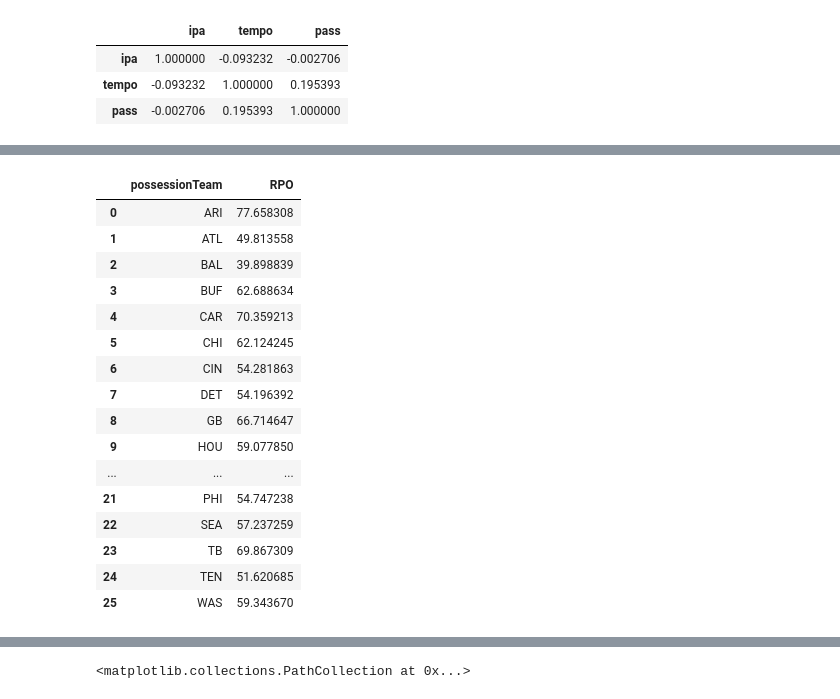
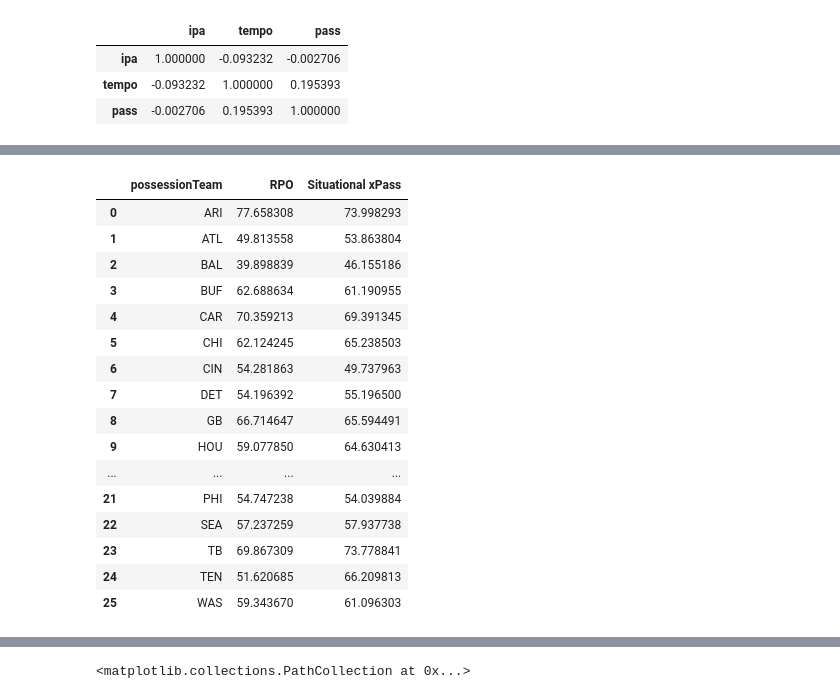
Before and after one commit to meagvo/NFL_BDB2025, a Jupyter notebook: pred-nov8-working.ipynb, the cells around one changed output, grey strips where cells are left out. Cells and saved outputs as stored; diff of their text form; code cells hidden in the pictures.

```diff
--- a/pred-nov8-working.ipynb
+++ b/pred-nov8-working.ipynb
@@ -578,28 +578,29 @@ test_agg['pass_rate']=(test_agg['pass']/test_agg['playId'])*100
 test_agg.drop(columns=['playId', 'pass'], inplace=True)
 # %%
 
-test_pred=test_data[['possessionTeam', 'RPO']].groupby('possessionTeam').mean().reset_index()
+test_pred=test_data[['possessionTeam', 'RPO', 'Situational xPass']].groupby('possessionTeam').mean().reset_index()
 
 test_pred['RPO']=test_pred['RPO']*100
+test_pred['Situational xPass']=test_pred['Situational xPass']*100
 test_pred
 # %% [output]
-|  | possessionTeam | RPO |
-| 0 | ARI | 77.658308 |
-| 1 | ATL | 49.813558 |
-| 2 | BAL | 39.898839 |
-| 3 | BUF | 62.688634 |
-| 4 | CAR | 70.359213 |
-| 5 | CHI | 62.124245 |
-| 6 | CIN | 54.281863 |
-| 7 | DET | 54.196392 |
-| 8 | GB | 66.714647 |
-| 9 | HOU | 59.077850 |
-| ... | ... | ... |
-| 21 | PHI | 54.747238 |
-| 22 | SEA | 57.237259 |
-| 23 | TB | 69.867309 |
-| 24 | TEN | 51.620685 |
-| 25 | WAS | 59.343670 |
+|  | possessionTeam | RPO | Situational xPass |
+| 0 | ARI | 77.658308 | 73.998293 |
+| 1 | ATL | 49.813558 | 53.863804 |
+| 2 | BAL | 39.898839 | 46.155186 |
+| 3 | BUF | 62.688634 | 61.190955 |
+| 4 | CAR | 70.359213 | 69.391345 |
+| 5 | CHI | 62.124245 | 65.238503 |
+| 6 | CIN | 54.281863 | 49.737963 |
+| 7 | DET | 54.196392 | 55.196500 |
+| 8 | GB | 66.714647 | 65.594491 |
+| 9 | HOU | 59.077850 | 64.630413 |
+| ... | ... | ... | ... |
+| 21 | PHI | 54.747238 | 54.039884 |
+| 22 | SEA | 57.237259 | 57.937738 |
+| 23 | TB | 69.867309 | 73.778841 |
+| 24 | TEN | 51.620685 | 66.209813 |
+| 25 | WAS | 59.343670 | 61.096303 |
 # %%
 test=pd.merge(test_agg, test_pred, on='possessionTeam')
 #pass rate over expected
```
Also changed, not shown: parts of 9 cells of this notebook.
